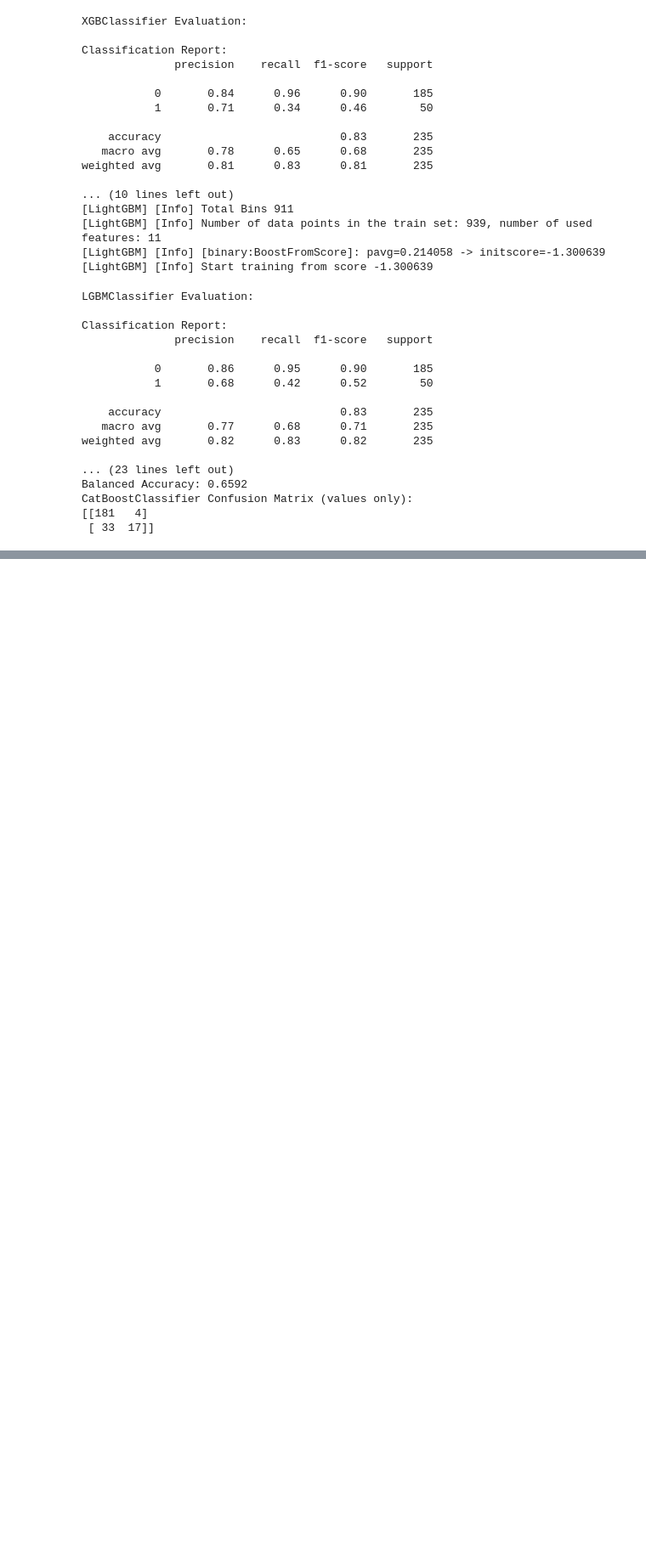
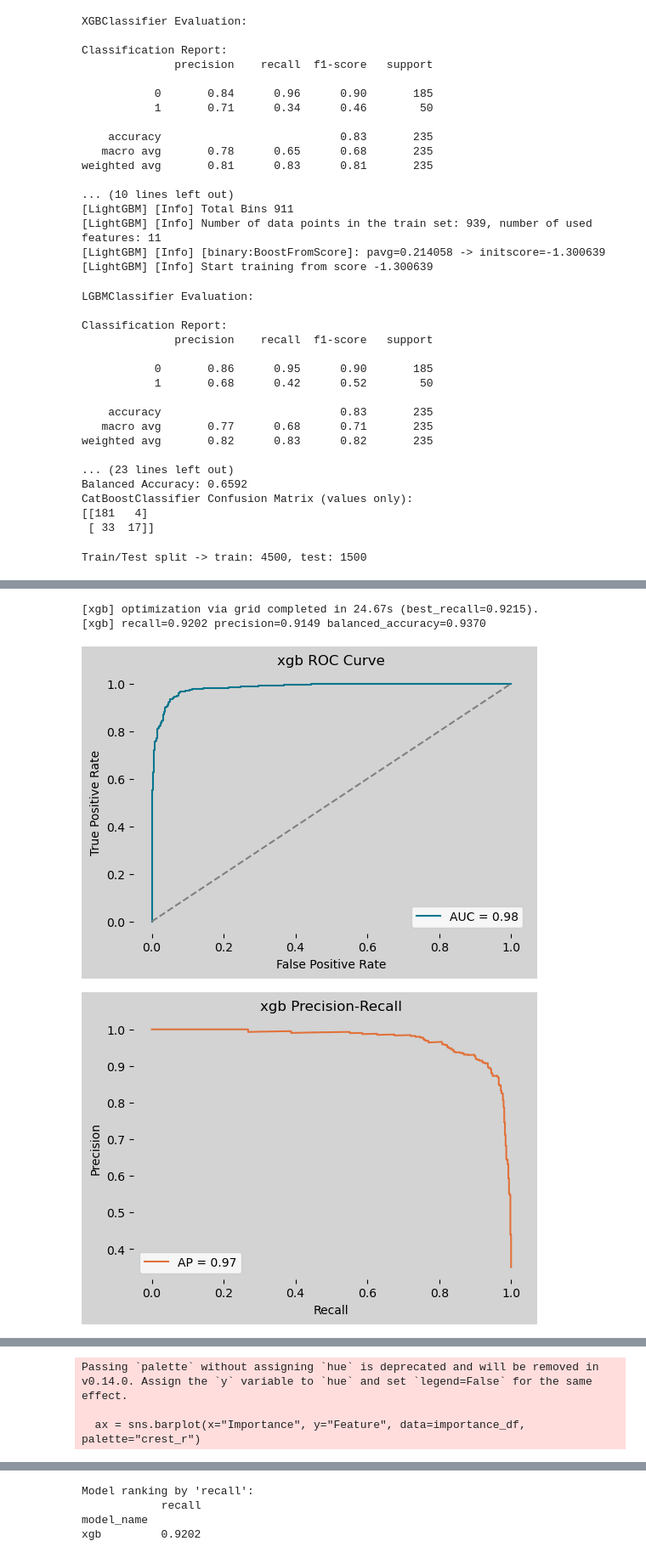
Before and after one commit to MAP9900/Convoy-Predictor-Project, a Jupyter notebook: notebooks/models/Classification_Test_2.ipynb, the cells around one changed output, grey strips where cells are left out. Shown at 85% size. Cells and saved outputs as stored; diff of their text form; code cells hidden in the pictures; blank space fills up the shorter version.

Commit message:
Create and Test Model_Refiner_1.py
Needs work, still in testing. Does run however.

```diff
--- a/notebooks/models/Classification_Test_2.ipynb
+++ b/notebooks/models/Classification_Test_2.ipynb
@@ -276,3 +276,69 @@ CatBoostClassifier Confusion Matrix (values only):
 # CatBoostClassifier           0.84  0.832   0.457  0.659    0.34     0.48
 
 #Older tests saw XGBClassifier being much better, will likley continue to test both side by side.
+# %%
+from sklearn.datasets import make_classification
+from sklearn.linear_model import SGDClassifier
+from sklearn.neural_network import MLPClassifier
+from xgboost import XGBClassifier
+from src.models.Model_Refiner_1 import GradientDescentModelRefiner
+from sklearn.preprocessing import StandardScaler
+
+# 1. Build a toy dataset (replace with your convoy features/labels)
+X, y = make_classification(
+    n_samples=6000,
+    n_features=25,
+    n_informative=12,
+    n_redundant=4,
+    weights=[0.65, 0.35],  # mimic class imbalance
+    random_state=42,
+)
+
+# 2. Configure the models you want to try (recall is optimized by default)
+models_config = {
+    "xgb": {
+        "estimator": XGBClassifier(
+            objective="binary:logistic",
+            eval_metric="aucpr",
+            tree_method="hist",
+            scale_pos_weight=float((y == 0).sum() / (y == 1).sum()),
+            random_state=42,
+            use_label_encoder=False,
+        ),
+        "param_grid": {
+            "learning_rate": [0.05, 0.1],
+            "max_depth": [3, 5],
+            "subsample": [0.7, 1.0],
+            "colsample_bytree": [0.7, 1.0],
+            "n_estimators": [200, 400],
+        },
+        "search_strategy": "grid",
+        "fit_params": {
+            "eval_set": [(X[:1000], y[:1000])],  # swap in validation data from your convoy set
+            "verbose": False,
+        },
+    },
+}
+
+# 3. Instantiate the refiner
+refiner = GradientDescentModelRefiner(
+    models_config=models_config,
+    cv_folds=5,
+    primary_metric="recall",
+    positive_label=1,
+    n_jobs=-1,
+    random_state=42,
+    default_scaler=StandardScaler(),
+    verbose=True,
+)
+
+# 4. Split data + optimize
+refiner.train_test_split(X, y, train_size=0.75, stratify=True)
+refiner.optimize_all()            # executes each search with recall scoring
+refiner.evaluate_all(plot=True)  # set plot=True for ROC/PR/confusion/importance charts
+
+# 5. Review recall-focused ranking
+comparison_df = refiner.compare_models(metric="recall")
+comparison_df.head()
+# %% [output]
+Train/Test split -> train: 4500, test: 1500
@@ -278,0 +362,4 @@ CatBoostClassifier Confusion Matrix (values only):
+[xgb] optimization via grid completed in 24.67s (best_recall=0.9215).
+[xgb] recall=0.9202 precision=0.9149 balanced_accuracy=0.9370
+[figure, added]
+[figure, added]
@@ -278,0 +367,3 @@ CatBoostClassifier Confusion Matrix (values only):
+Passing `palette` without assigning `hue` is deprecated and will be removed in v0.14.0. Assign the `y` variable to `hue` and set `legend=False` for the same effect.
+
+  ax = sns.barplot(x="Importance", y="Feature", data=importance_df, palette="crest_r")
@@ -278,0 +371,4 @@ CatBoostClassifier Confusion Matrix (values only):
+Model ranking by 'recall':
+            recall
+model_name
+xgb         0.9202
```
Also changed, not shown: parts of 6 cells of this notebook, 2 other files.
